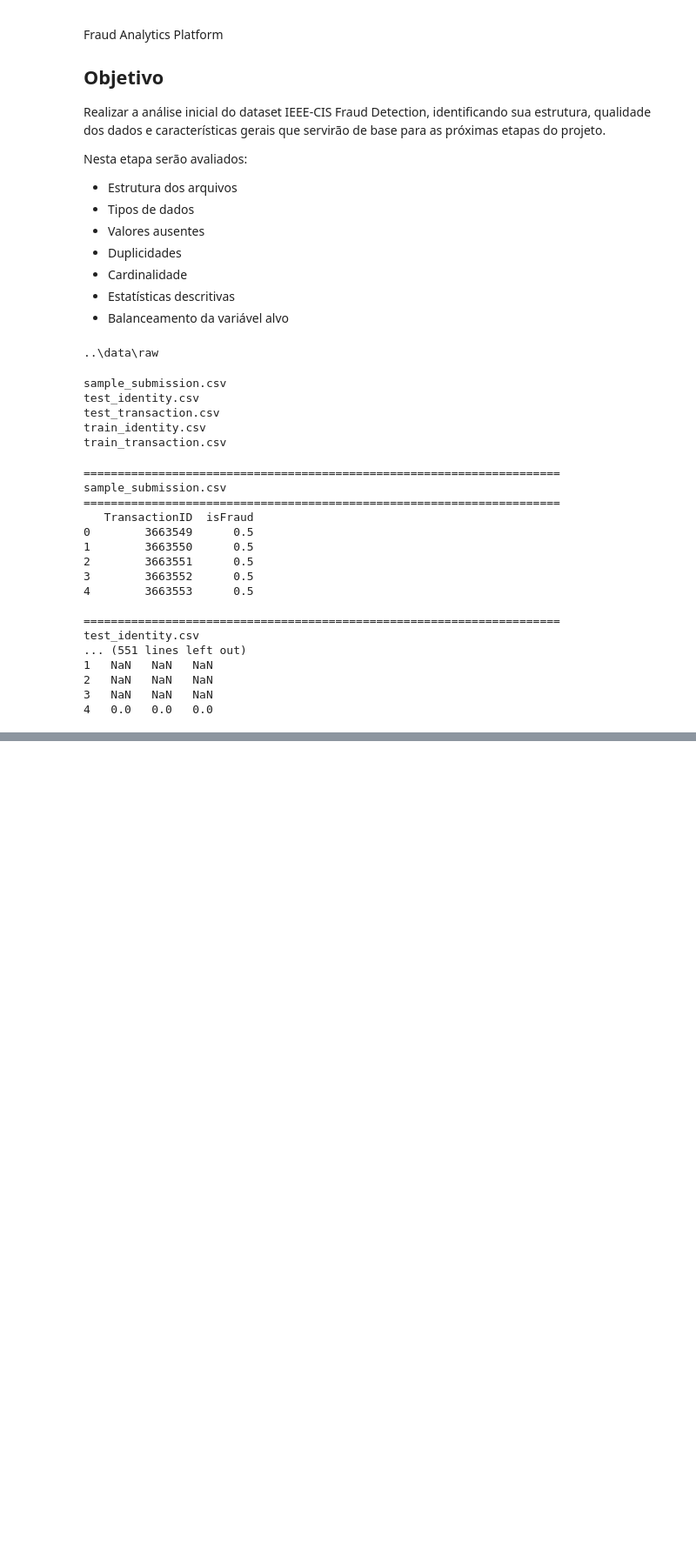
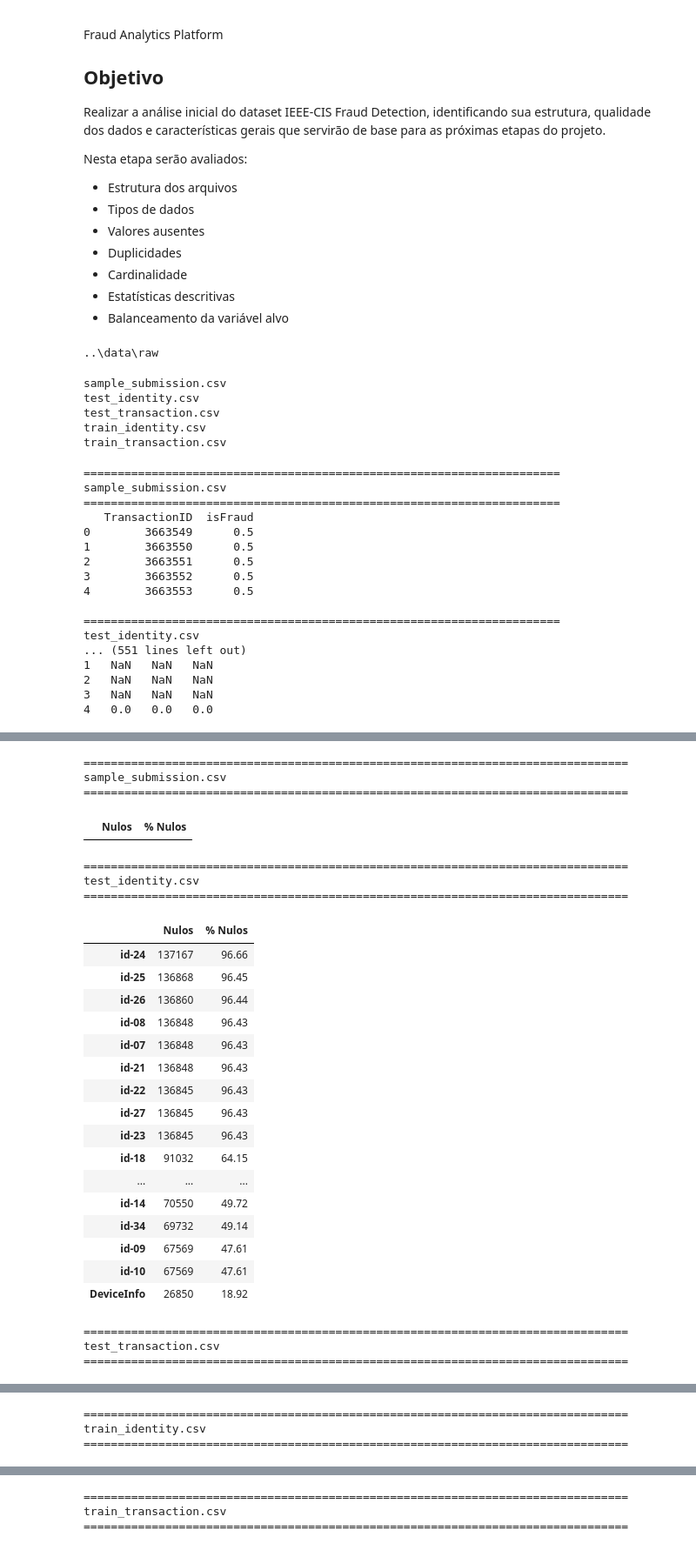
Before and after one commit to clauke/fraud-analytics-platform, a Jupyter notebook: notebooks/01_Data_Profiling.ipynb, the cells around one changed output, grey strips where cells are left out. Shown at 87% size. Saved outputs shown, nothing was run; the diff lists cells and outputs as text; code cells hidden in the pictures; blank space fills up the shorter version.

Commit message:
Alter Data Profiling

```diff
--- a/notebooks/01_Data_Profiling.ipynb
+++ b/notebooks/01_Data_Profiling.ipynb
@@ -78,0 +139,9 @@ test_identity.csv
+# %%
+# Tipos de dados
+
+for name, df in datasets.items():
+    print("=" *80)
+    print(name)
+    print("=" *80)
+
+    display(df.dtypes.value_counts())
@@ -78,0 +183,11 @@ test_identity.csv
+# %%
+# Informações gerais
+
+for name, df in datasets.items():
+    print("=" * 80)
+    print(name)
+    print("=" * 80)
+
+    df.info()
+
+    print()
@@ -78,0 +212,49 @@ test_identity.csv
+# %%
+# Valores ausentes
+
+for name, df in datasets.items():
+
+    missing = pd.DataFrame({
+        "Nulos": df.isna().sum(),
+        "% Nulos": round(df.isna().mean()*100, 2)
+    })
+
+    missing = (
+        missing
+        .query("Nulos > 0")
+        .sort_values("Nulos", ascending=False)
+    )
+
+    print("=" * 80)
+    print(name)
+    print("=" * 80)
+
+    display(missing.head(20))
+# %% [output]
+================================================================================
+sample_submission.csv
+================================================================================
+|  | Nulos | % Nulos |
+================================================================================
+test_identity.csv
+================================================================================
+|  | Nulos | % Nulos |
+| id-24 | 137167 | 96.66 |
+| id-25 | 136868 | 96.45 |
+| id-26 | 136860 | 96.44 |
+| id-08 | 136848 | 96.43 |
+| id-07 | 136848 | 96.43 |
+| id-21 | 136848 | 96.43 |
+| id-22 | 136845 | 96.43 |
+| id-27 | 136845 | 96.43 |
+| id-23 | 136845 | 96.43 |
+| id-18 | 91032 | 64.15 |
+| ... | ... | ... |
+| id-14 | 70550 | 49.72 |
+| id-34 | 69732 | 49.14 |
+| id-09 | 67569 | 47.61 |
+| id-10 | 67569 | 47.61 |
+| DeviceInfo | 26850 | 18.92 |
+================================================================================
+test_transaction.csv
+================================================================================
@@ -78,0 +278,3 @@ test_identity.csv
+================================================================================
+train_identity.csv
+================================================================================
@@ -78,0 +298,3 @@ test_identity.csv
+================================================================================
+train_transaction.csv
+================================================================================
```
Also changed, not shown: parts of 29 cells of this notebook.
